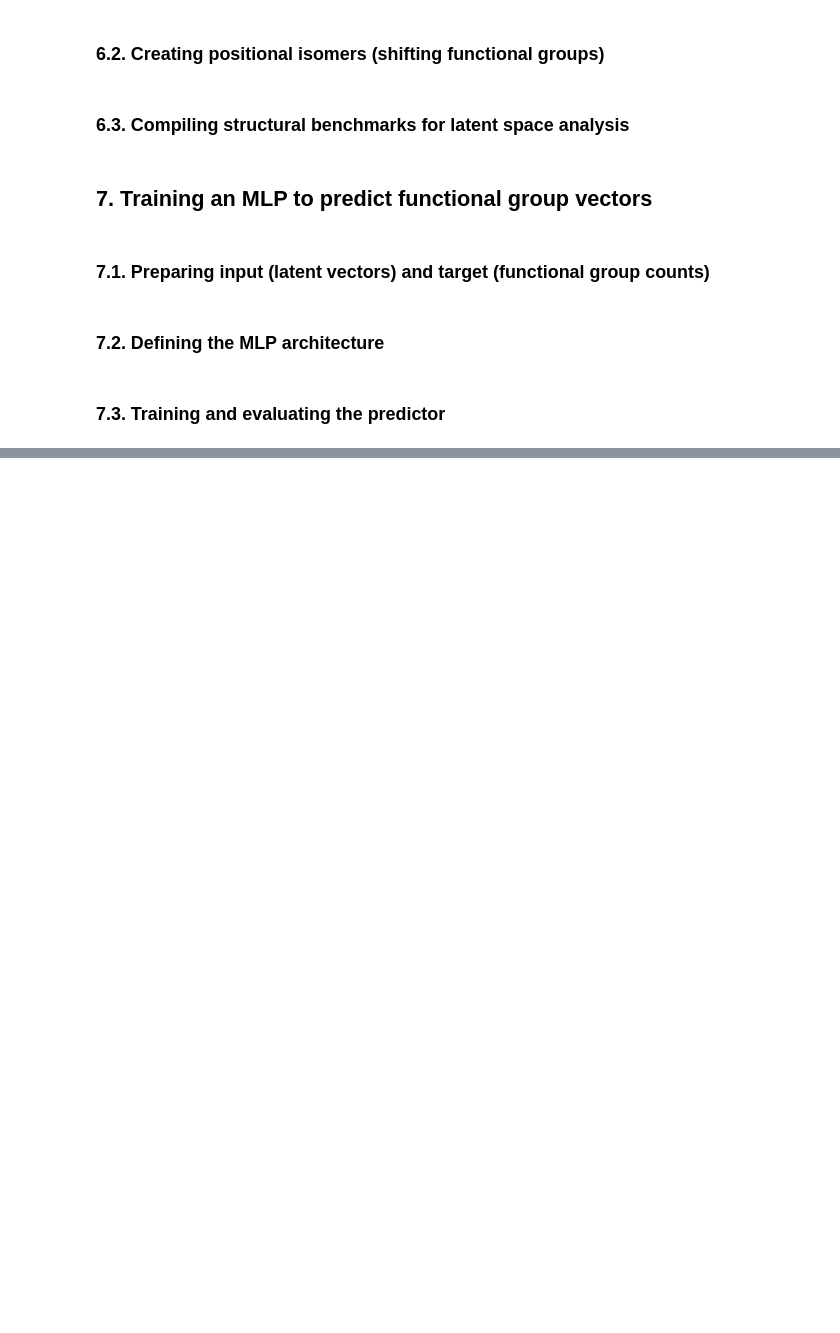
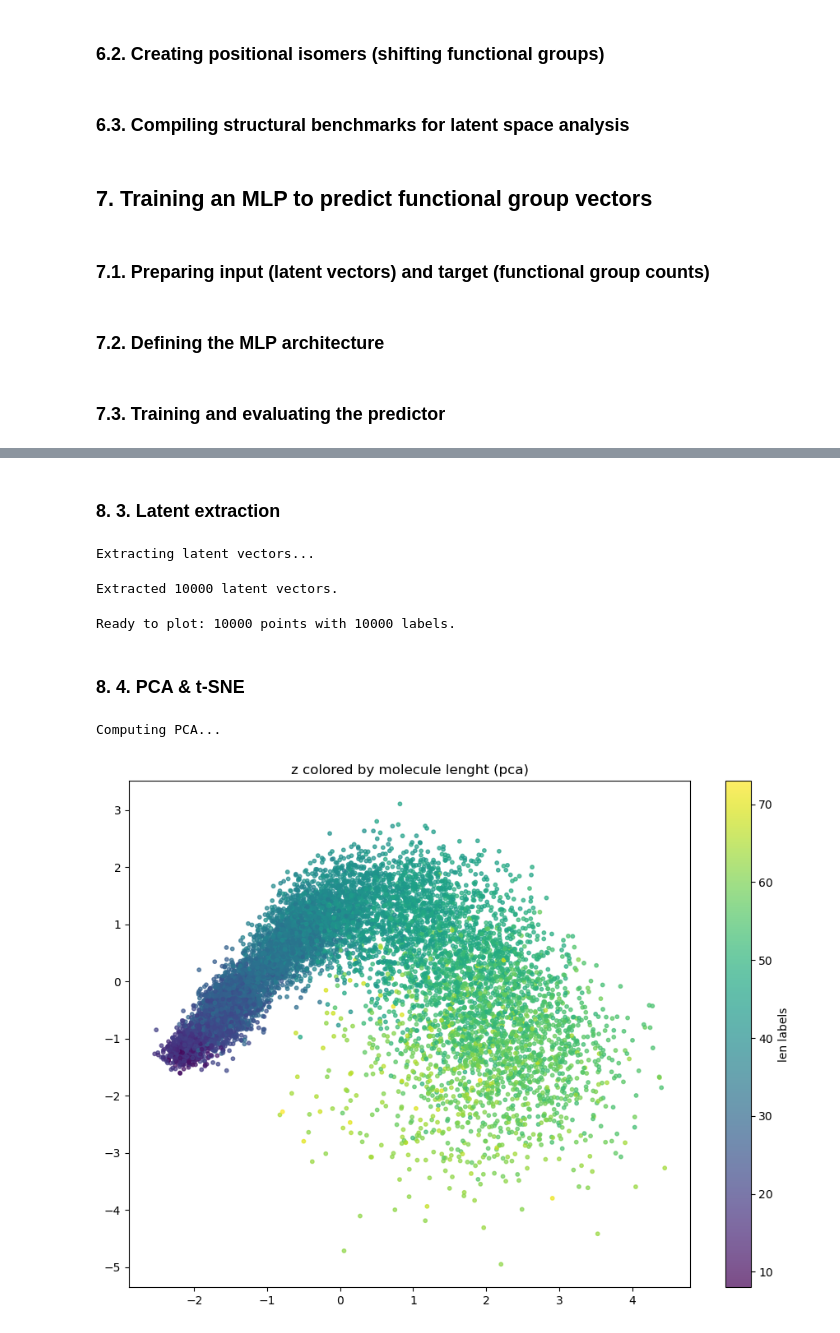
Before and after one commit to JanAndrzejewski050/Molecular-Spectro-Latent-Modeling, a Jupyter notebook: selfies_intro.ipynb, the cells around one changed output, grey strips where cells are left out. Drawn from its saved outputs; the diff is of its cells as text; code cells hidden in the pictures; blank space fills up the shorter version.

```diff
--- a/selfies_intro.ipynb
+++ b/selfies_intro.ipynb
@@ -24,10 +29,0 @@ from IPython.display import display
-# %%
-# Directory containing full, raw dataset
-RAW_DATA = "multimodal_spectroscopic_dataset"
-
-# Main directories for processed data and images
-DATA_DIR = "datasets"
-IMAGE_DIR = "images"
-
-os.makedirs(DATA_DIR, exist_ok=True)
-os.makedirs(IMAGE_DIR, exist_ok=True)
@@ -1388,0 +1519,65 @@ Jakie fizyczne aleznosci potencjalnie dałoby się wyizolować z tych latentow
+# %% [markdown]
+### 8. 3. Latent extraction
+# %%
+# Settings
+n_samples = len(padded_data)
+vis_loader = DataLoader(padded_data, batch_size=128, shuffle=False)
+
+zs = []
+model.eval()
+
+print(f"Extracting latent vectors...")
+with torch.no_grad():
+    for x in tqdm(vis_loader):
+        x = x.to(device)
+        out = model(x)
+        # We take 'mu' which is the 2nd element in the output list
+        mu = out[1]
+        zs.append(mu.cpu().numpy())
+
+z = np.concatenate(zs, axis=0)
+print(f"Extracted {z.shape[0]} latent vectors.")
+# %% [output]
+Extracting latent vectors...
+Extracted 10000 latent vectors.
+# %%
+''' Sampling & Label Preparation '''
+
+# 1. Define how many points to show (5000 is optimal)
+plot_samples = min(10000, z.shape[0])
+
+# 2. Pick random indices
+idxs = np.random.choice(z.shape[0], size=plot_samples, replace=False)
+
+# 3. Create the samples for PCA/t-SNE
+z_sample = z[idxs]
+
+# 4. Safely define len_labels (checking for your column names)
+# We use .values to get a numpy array for indexing
+if 'lengths' in df.columns:
+    len_labels = df['lengths'].values[idxs]
+elif 'lenghts' in df.columns:
+    len_labels = df['lenghts'].values[idxs]
+else:
+    # Fallback: calculate it on the fly if the columns are missing
+    print("Column not found, calculating labels from token_ids...")
+    len_labels = df['token_ids'].apply(len).values[idxs]
+
+print(f"Ready to plot: {len(z_sample)} points with {len(len_labels)} labels.")
+# %% [output]
+Ready to plot: 10000 points with 10000 labels.
+# %% [markdown]
+### 8. 4. PCA & t-SNE
+# %%
+# PCA Visualization
+print("Computing PCA...")
+pca_z = PCA(n_components=2).fit_transform(z_sample)
+
+plt.figure(figsize=(11,8))
+plt.scatter(pca_z[:, 0], pca_z[:, 1], c=len_labels, cmap='viridis', alpha=0.7, s=10)
+plt.title(label='z colored by molecule lenght (pca)')
+plt.colorbar(label='len labels')
+plt.show()
+# %% [output]
+Computing PCA...
+[figure, added]
```
Also changed, not shown: parts of 10 cells of this notebook.
